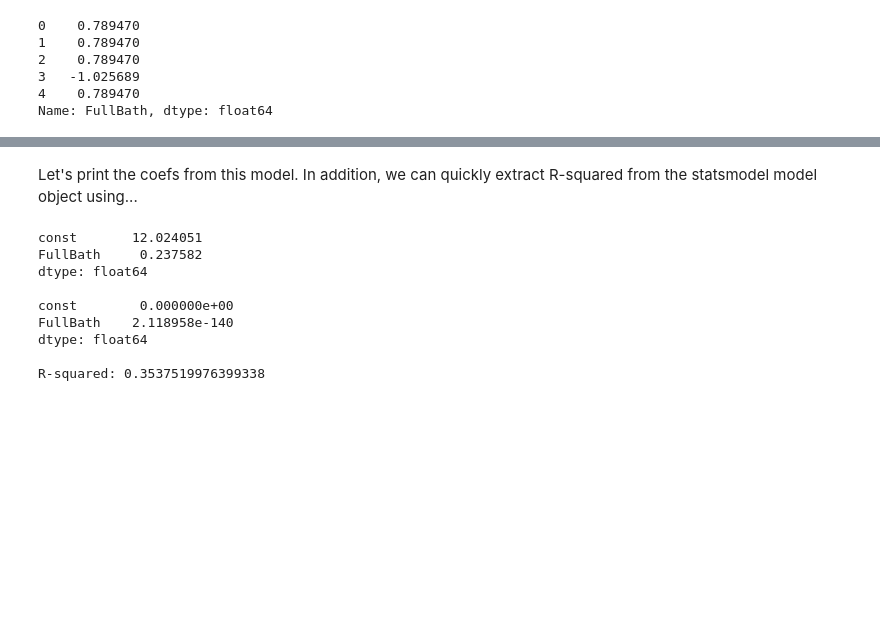
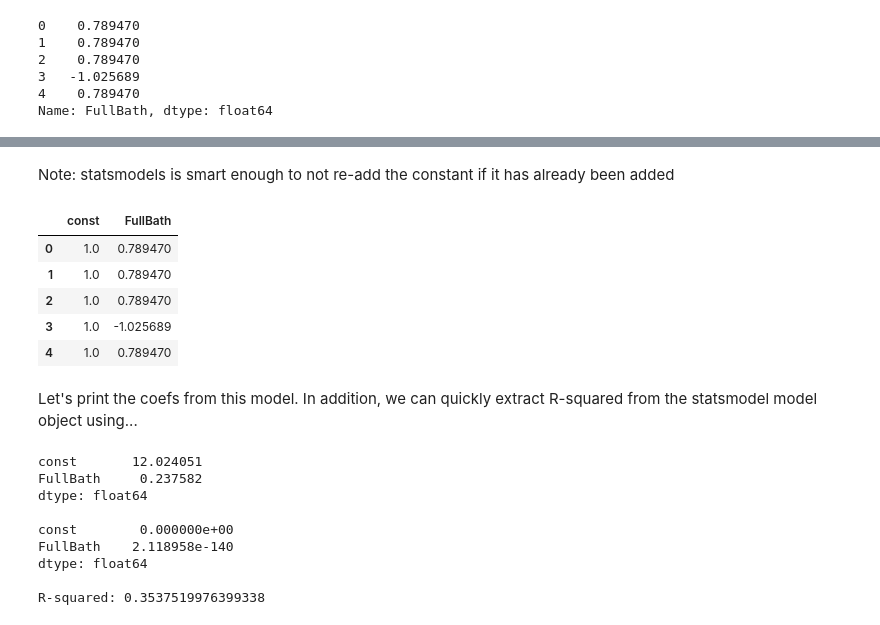
Before and after one commit to carpentries-incubator/high-dimensional-analysis-in-python, a Jupyter notebook: code/04-Relevant-predictors-and-coef-bias.ipynb, the cells around one changed output, grey strips where cells are left out. Saved outputs shown, nothing was run; the diff lists cells and outputs as text; code cells hidden in the pictures; blank space fills up the shorter version.

```diff
--- a/code/04-Relevant-predictors-and-coef-bias.ipynb
+++ b/code/04-Relevant-predictors-and-coef-bias.ipynb
@@ -108,0 +117,12 @@ results = model.fit()
+# %% [markdown]
+Note: statsmodels is smart enough to not re-add the constant if it has already been added
+# %%
+X = sm.add_constant(X)
+X.head()
+# %% [output]
+|  | const | FullBath |
+| 0 | 1.0 | 0.789470 |
+| 1 | 1.0 | 0.789470 |
+| 2 | 1.0 | 0.789470 |
+| 3 | 1.0 | -1.025689 |
+| 4 | 1.0 | 0.789470 |
```
Also changed, not shown: parts of 14 cells of this notebook, 1 other file.
